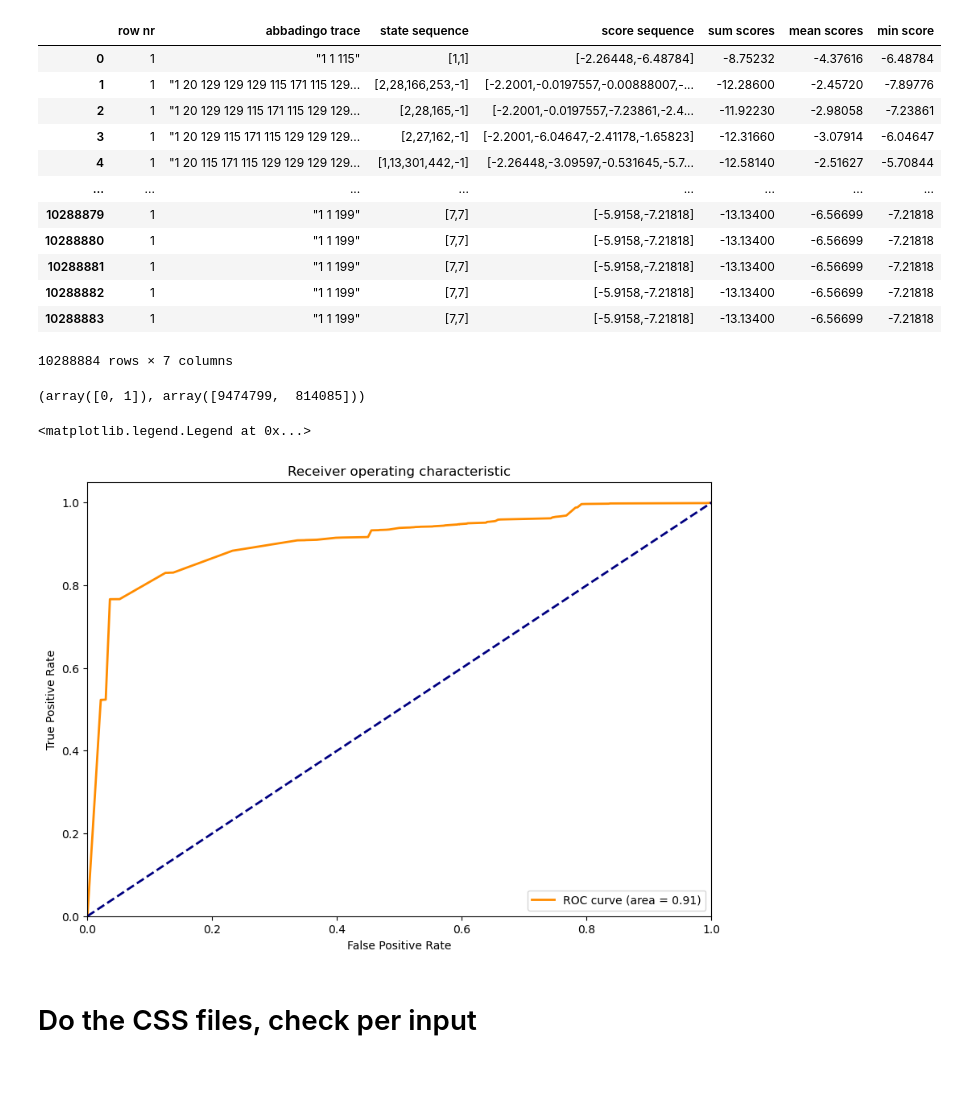
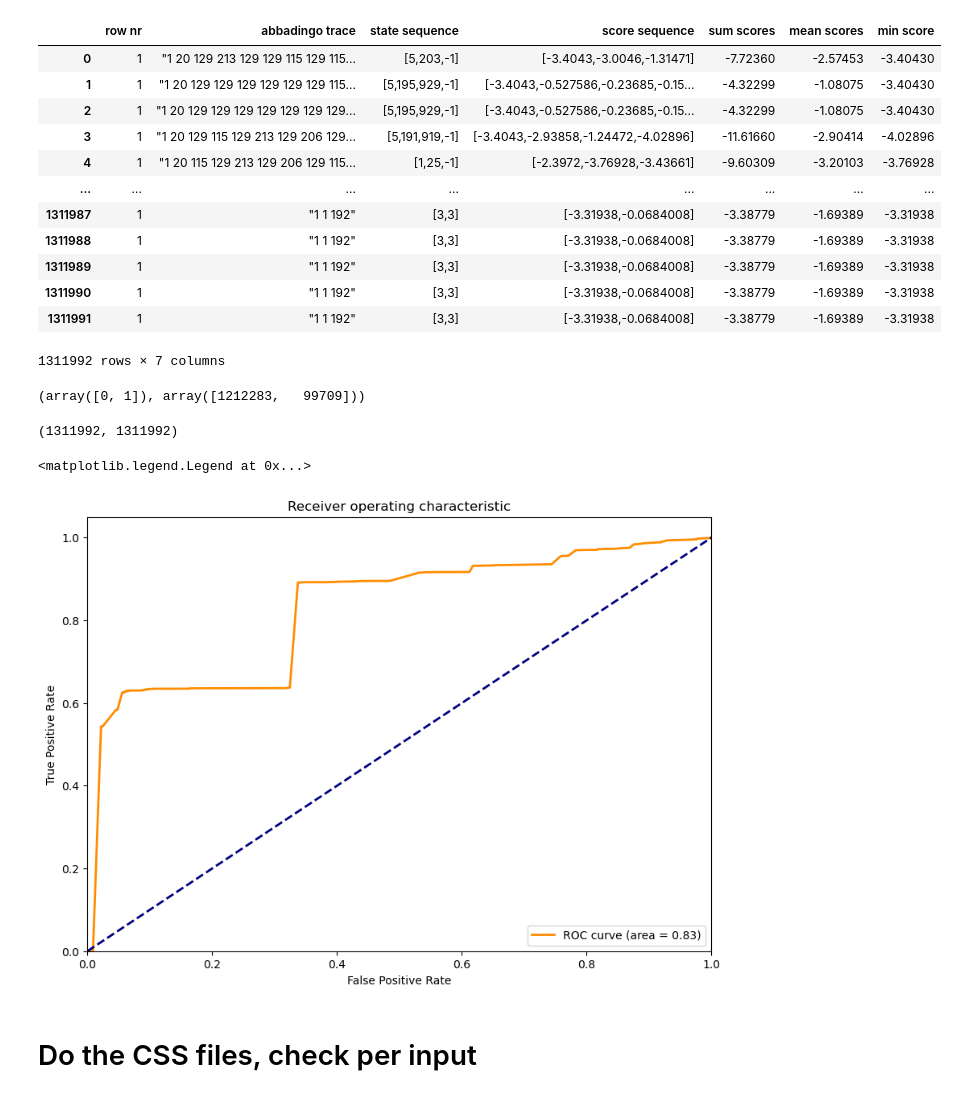
Before and after one commit to tudelft-cda-lab/FlexFringe, a Jupyter notebook: data/streaming/ROC_curves.ipynb, the cells around one changed output. Saved outputs shown, nothing was run; the diff lists cells and outputs as text; code cells hidden in the pictures.

```diff
--- a/data/streaming/ROC_curves.ipynb
+++ b/data/streaming/ROC_curves.ipynb
@@ -1,27 +1,27 @@
 # %%
 import pandas as pd
 
-results_file = "../../css_lookahead_3/model_batch_nr_1000.json.result"
-label_file = "july_week_5_test.dat.labels.txt"
+results_file = "train_set_clean.dat.ff.final.json.result" #"../../model_batch_nr_5000.json.not_sampled.result"
+label_file = "labels_sampled.txt" #"july_week_5_test.dat.labels.txt"
 
 background_label = "0"
 
 results_df = pd.read_csv(results_file, delimiter=";")
 results_df
 # %% [output]
 |  | row nr | abbadingo trace | state sequence | score sequence | sum scores | mean scores | min score |
-| 0 | 1 | "1 1 115" | [1,1] | [-2.26448,-6.48784] | -8.75232 | -4.37616 | -6.48784 |
-| 1 | 1 | "1 20 129 129 129 115 171 115 129... | [2,28,166,253,-1] | [-2.2001,-0.0197557,-0.00888007,-... | -12.28600 | -2.45720 | -7.89776 |
-| 2 | 1 | "1 20 129 129 115 171 115 129 129... | [2,28,165,-1] | [-2.2001,-0.0197557,-7.23861,-2.4... | -11.92230 | -2.98058 | -7.23861 |
-| 3 | 1 | "1 20 129 115 171 115 129 129 129... | [2,27,162,-1] | [-2.2001,-6.04647,-2.41178,-1.65823] | -12.31660 | -3.07914 | -6.04647 |
-| 4 | 1 | "1 20 115 171 115 129 129 129 129... | [1,13,301,442,-1] | [-2.26448,-3.09597,-0.531645,-5.7... | -12.58140 | -2.51627 | -5.70844 |
+| 0 | 1 | "1 20 129 213 129 129 115 129 115... | [5,203,-1] | [-3.4043,-3.0046,-1.31471] | -7.72360 | -2.57453 | -3.40430 |
+| 1 | 1 | "1 20 129 129 129 129 129 129 115... | [5,195,929,-1] | [-3.4043,-0.527586,-0.23685,-0.15... | -4.32299 | -1.08075 | -3.40430 |
+| 2 | 1 | "1 20 129 129 129 129 129 129 129... | [5,195,929,-1] | [-3.4043,-0.527586,-0.23685,-0.15... | -4.32299 | -1.08075 | -3.40430 |
+| 3 | 1 | "1 20 129 115 129 213 129 206 129... | [5,191,919,-1] | [-3.4043,-2.93858,-1.24472,-4.02896] | -11.61660 | -2.90414 | -4.02896 |
+| 4 | 1 | "1 20 115 129 213 129 206 129 115... | [1,25,-1] | [-2.3972,-3.76928,-3.43661] | -9.60309 | -3.20103 | -3.76928 |
 | ... | ... | ... | ... | ... | ... | ... | ... |
-| 10288879 | 1 | "1 1 199" | [7,7] | [-5.9158,-7.21818] | -13.13400 | -6.56699 | -7.21818 |
-| 10288880 | 1 | "1 1 199" | [7,7] | [-5.9158,-7.21818] | -13.13400 | -6.56699 | -7.21818 |
-| 10288881 | 1 | "1 1 199" | [7,7] | [-5.9158,-7.21818] | -13.13400 | -6.56699 | -7.21818 |
-| 10288882 | 1 | "1 1 199" | [7,7] | [-5.9158,-7.21818] | -13.13400 | -6.56699 | -7.21818 |
-| 10288883 | 1 | "1 1 199" | [7,7] | [-5.9158,-7.21818] | -13.13400 | -6.56699 | -7.21818 |
+| 1311987 | 1 | "1 1 192" | [3,3] | [-3.31938,-0.0684008] | -3.38779 | -1.69389 | -3.31938 |
+| 1311988 | 1 | "1 1 192" | [3,3] | [-3.31938,-0.0684008] | -3.38779 | -1.69389 | -3.31938 |
+| 1311989 | 1 | "1 1 192" | [3,3] | [-3.31938,-0.0684008] | -3.38779 | -1.69389 | -3.31938 |
+| 1311990 | 1 | "1 1 192" | [3,3] | [-3.31938,-0.0684008] | -3.38779 | -1.69389 | -3.31938 |
+| 1311991 | 1 | "1 1 192" | [3,3] | [-3.31938,-0.0684008] | -3.38779 | -1.69389 | -3.31938 |
-10288884 rows × 7 columns
+1311992 rows × 7 columns
 # %%
 mean_scores = results_df[" mean scores"]
 min_scores = results_df[" min score"]
@@ -40,7 +40,11 @@ for line in open(label_file, "rt"):
 labels = np.array(labels)
 np.unique(labels, return_counts=True)
 # %% [output]
-(array([0, 1]), array([9474799,  814085]))
+(array([0, 1]), array([1212283,   99709]))
+# %%
+len(labels), len(mean_scores)
+# %% [output]
+(1311992, 1311992)
 # %%
 from sklearn.metrics import roc_curve, auc, roc_auc_score
 
@@ -70,7 +74,7 @@ plt.title("Receiver operating characteristic")
 plt.legend(loc="lower right")
 # %% [output]
 <matplotlib.legend.Legend at 0x...>
-[figure, old version]
+[figure, new version]
 # %% [markdown]
 # Do the CSS files, check per input
 # %%
```
Also changed, not shown: parts of 11 cells of this notebook, 4 other files.
